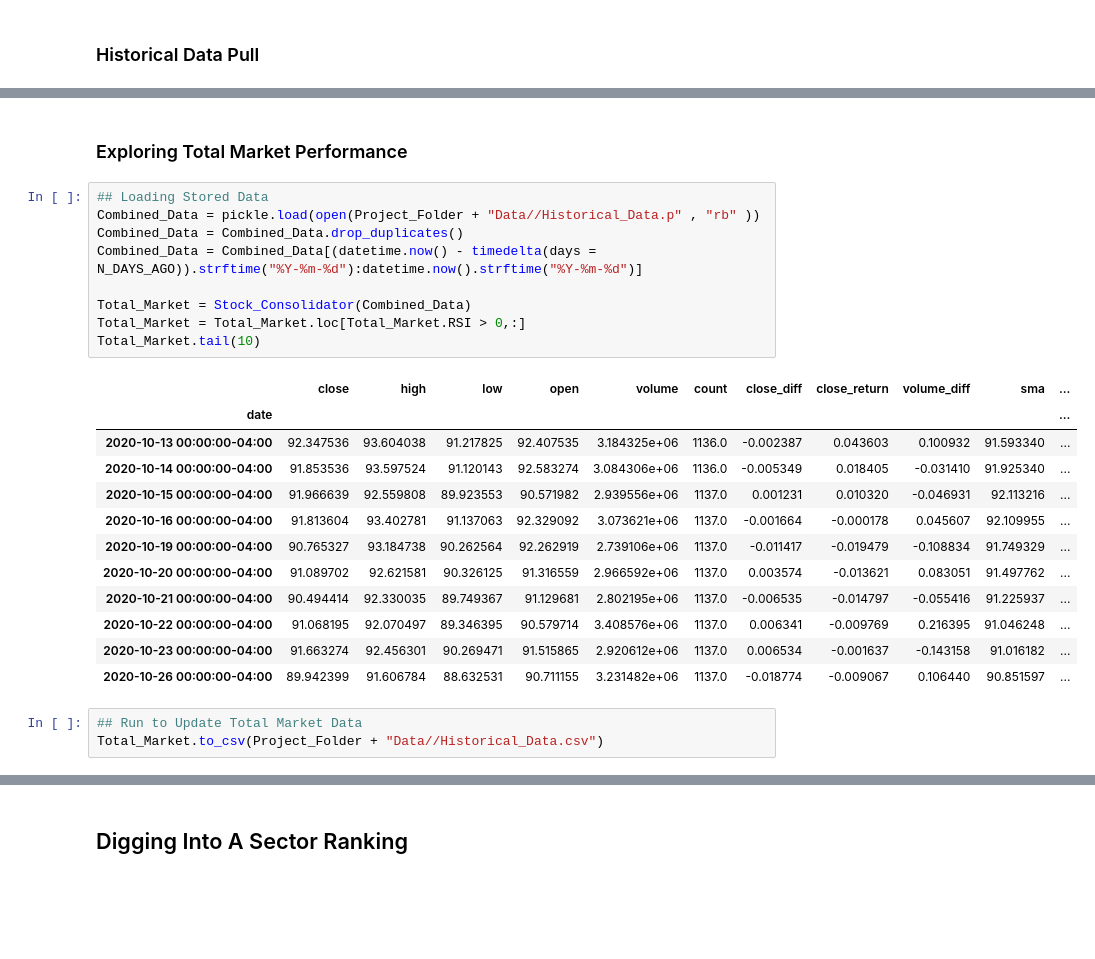
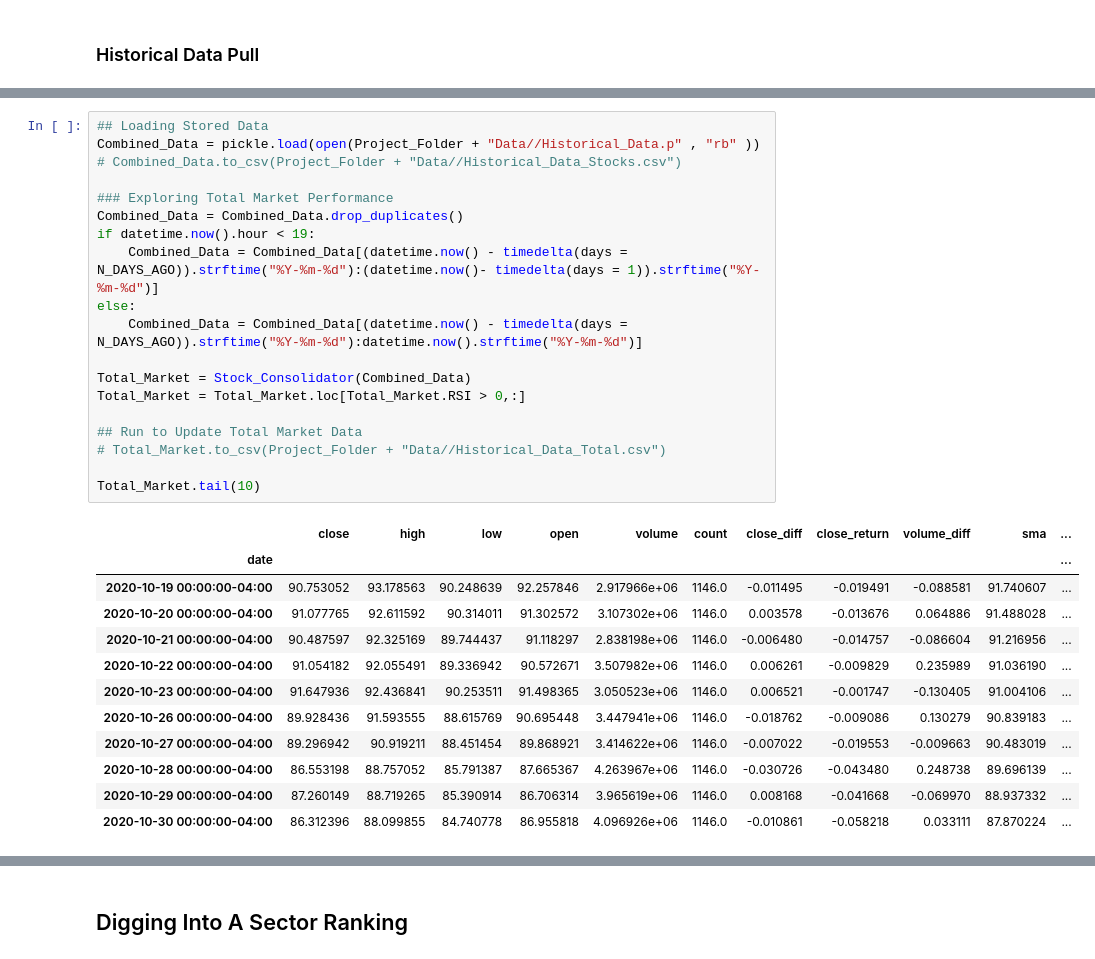
Before and after one commit to webclinic017/Stock-Strategy-Exploration, a Jupyter notebook: Python/Automated-Investing.ipynb, the cells around one changed output, grey strips where cells are left out. Saved outputs shown, nothing was run; the diff lists cells and outputs as text; blank space fills up the shorter version.

```diff
--- a/Python/Automated-Investing.ipynb
+++ b/Python/Automated-Investing.ipynb
@@ -183,33 +194,38 @@ Skipped BHP No Data
 Pulling Company Data
 
 Formatting Final Dataset
-# %% [markdown]
-### Exploring Total Market Performance
 # %%
 ## Loading Stored Data
 Combined_Data = pickle.load(open(Project_Folder + "Data//Historical_Data.p" , "rb" ))
+# Combined_Data.to_csv(Project_Folder + "Data//Historical_Data_Stocks.csv")
+
+### Exploring Total Market Performance
 Combined_Data = Combined_Data.drop_duplicates()
-Combined_Data = Combined_Data[(datetime.now() - timedelta(days = N_DAYS_AGO)).strftime("%Y-%m-%d"):datetime.now().strftime("%Y-%m-%d")]
+if datetime.now().hour < 19:
+    Combined_Data = Combined_Data[(datetime.now() - timedelta(days = N_DAYS_AGO)).strftime("%Y-%m-%d"):(datetime.now()- timedelta(days = 1)).strftime("%Y-%m-%d")]
+else:
+    Combined_Data = Combined_Data[(datetime.now() - timedelta(days = N_DAYS_AGO)).strftime("%Y-%m-%d"):datetime.now().strftime("%Y-%m-%d")]
 
 Total_Market = Stock_Consolidator(Combined_Data)
 Total_Market = Total_Market.loc[Total_Market.RSI > 0,:]
+
+## Run to Update Total Market Data
+# Total_Market.to_csv(Project_Folder + "Data//Historical_Data_Total.csv")
+
 Total_Market.tail(10)
 # %% [output]
 |  | close | high | low | open | volume | count | close_diff | close_return | volume_diff | sma | ... |
 | date |  |  |  |  |  |  |  |  |  |  | ... |
-| 2020-10-13 00:00:00-04:00 | 92.347536 | 93.604038 | 91.217825 | 92.407535 | 3.184325e+06 | 1136.0 | -0.002387 | 0.043603 | 0.100932 | 91.593340 | ... |
-| 2020-10-14 00:00:00-04:00 | 91.853536 | 93.597524 | 91.120143 | 92.583274 | 3.084306e+06 | 1136.0 | -0.005349 | 0.018405 | -0.031410 | 91.925340 | ... |
-| 2020-10-15 00:00:00-04:00 | 91.966639 | 92.559808 | 89.923553 | 90.571982 | 2.939556e+06 | 1137.0 | 0.001231 | 0.010320 | -0.046931 | 92.113216 | ... |
-| 2020-10-16 00:00:00-04:00 | 91.813604 | 93.402781 | 91.137063 | 92.329092 | 3.073621e+06 | 1137.0 | -0.001664 | -0.000178 | 0.045607 | 92.109955 | ... |
-| 2020-10-19 00:00:00-04:00 | 90.765327 | 93.184738 | 90.262564 | 92.262919 | 2.739106e+06 | 1137.0 | -0.011417 | -0.019479 | -0.108834 | 91.749329 | ... |
-| 2020-10-20 00:00:00-04:00 | 91.089702 | 92.621581 | 90.326125 | 91.316559 | 2.966592e+06 | 1137.0 | 0.003574 | -0.013621 | 0.083051 | 91.497762 | ... |
-| 2020-10-21 00:00:00-04:00 | 90.494414 | 92.330035 | 89.749367 | 91.129681 | 2.802195e+06 | 1137.0 | -0.006535 | -0.014797 | -0.055416 | 91.225937 | ... |
-| 2020-10-22 00:00:00-04:00 | 91.068195 | 92.070497 | 89.346395 | 90.579714 | 3.408576e+06 | 1137.0 | 0.006341 | -0.009769 | 0.216395 | 91.046248 | ... |
-| 2020-10-23 00:00:00-04:00 | 91.663274 | 92.456301 | 90.269471 | 91.515865 | 2.920612e+06 | 1137.0 | 0.006534 | -0.001637 | -0.143158 | 91.016182 | ... |
-| 2020-10-26 00:00:00-04:00 | 89.942399 | 91.606784 | 88.632531 | 90.711155 | 3.231482e+06 | 1137.0 | -0.018774 | -0.009067 | 0.106440 | 90.851597 | ... |
+| 2020-10-19 00:00:00-04:00 | 90.753052 | 93.178563 | 90.248639 | 92.257846 | 2.917966e+06 | 1146.0 | -0.011495 | -0.019491 | -0.088581 | 91.740607 | ... |
+| 2020-10-20 00:00:00-04:00 | 91.077765 | 92.611592 | 90.314011 | 91.302572 | 3.107302e+06 | 1146.0 | 0.003578 | -0.013676 | 0.064886 | 91.488028 | ... |
+| 2020-10-21 00:00:00-04:00 | 90.487597 | 92.325169 | 89.744437 | 91.118297 | 2.838198e+06 | 1146.0 | -0.006480 | -0.014757 | -0.086604 | 91.216956 | ... |
+| 2020-10-22 00:00:00-04:00 | 91.054182 | 92.055491 | 89.336942 | 90.572671 | 3.507982e+06 | 1146.0 | 0.006261 | -0.009829 | 0.235989 | 91.036190 | ... |
+| 2020-10-23 00:00:00-04:00 | 91.647936 | 92.436841 | 90.253511 | 91.498365 | 3.050523e+06 | 1146.0 | 0.006521 | -0.001747 | -0.130405 | 91.004106 | ... |
+| 2020-10-26 00:00:00-04:00 | 89.928436 | 91.593555 | 88.615769 | 90.695448 | 3.447941e+06 | 1146.0 | -0.018762 | -0.009086 | 0.130279 | 90.839183 | ... |
+| 2020-10-27 00:00:00-04:00 | 89.296942 | 90.919211 | 88.451454 | 89.868921 | 3.414622e+06 | 1146.0 | -0.007022 | -0.019553 | -0.009663 | 90.483019 | ... |
+| 2020-10-28 00:00:00-04:00 | 86.553198 | 88.757052 | 85.791387 | 87.665367 | 4.263967e+06 | 1146.0 | -0.030726 | -0.043480 | 0.248738 | 89.696139 | ... |
+| 2020-10-29 00:00:00-04:00 | 87.260149 | 88.719265 | 85.390914 | 86.706314 | 3.965619e+06 | 1146.0 | 0.008168 | -0.041668 | -0.069970 | 88.937332 | ... |
+| 2020-10-30 00:00:00-04:00 | 86.312396 | 88.099855 | 84.740778 | 86.955818 | 4.096926e+06 | 1146.0 | -0.010861 | -0.058218 | 0.033111 | 87.870224 | ... |
-# %%
-## Run to Update Total Market Data
-Total_Market.to_csv(Project_Folder + "Data//Historical_Data.csv")
 # %%
 Plot_Data = Total_Market
 Plot_Data['RSI'] = pd.qcut(Plot_Data.RSI,100,labels = False)
```
Also changed, not shown: parts of 19 cells of this notebook, 6 other files.
